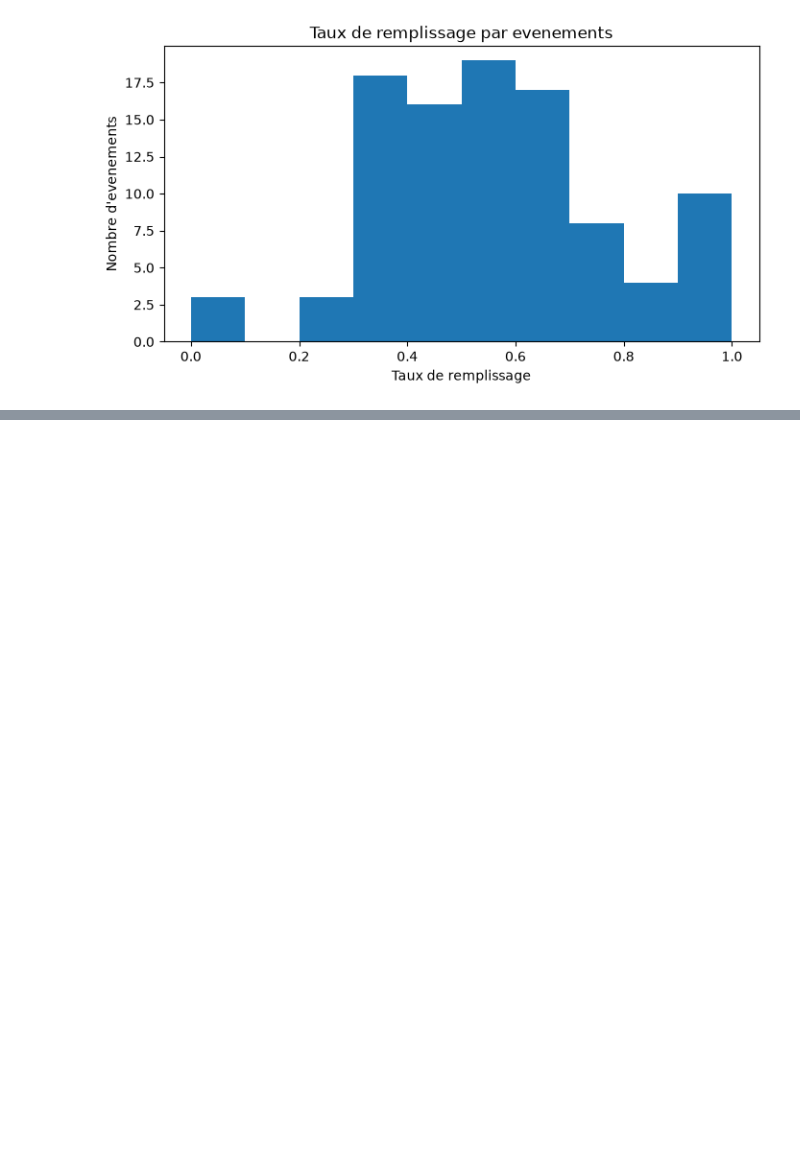
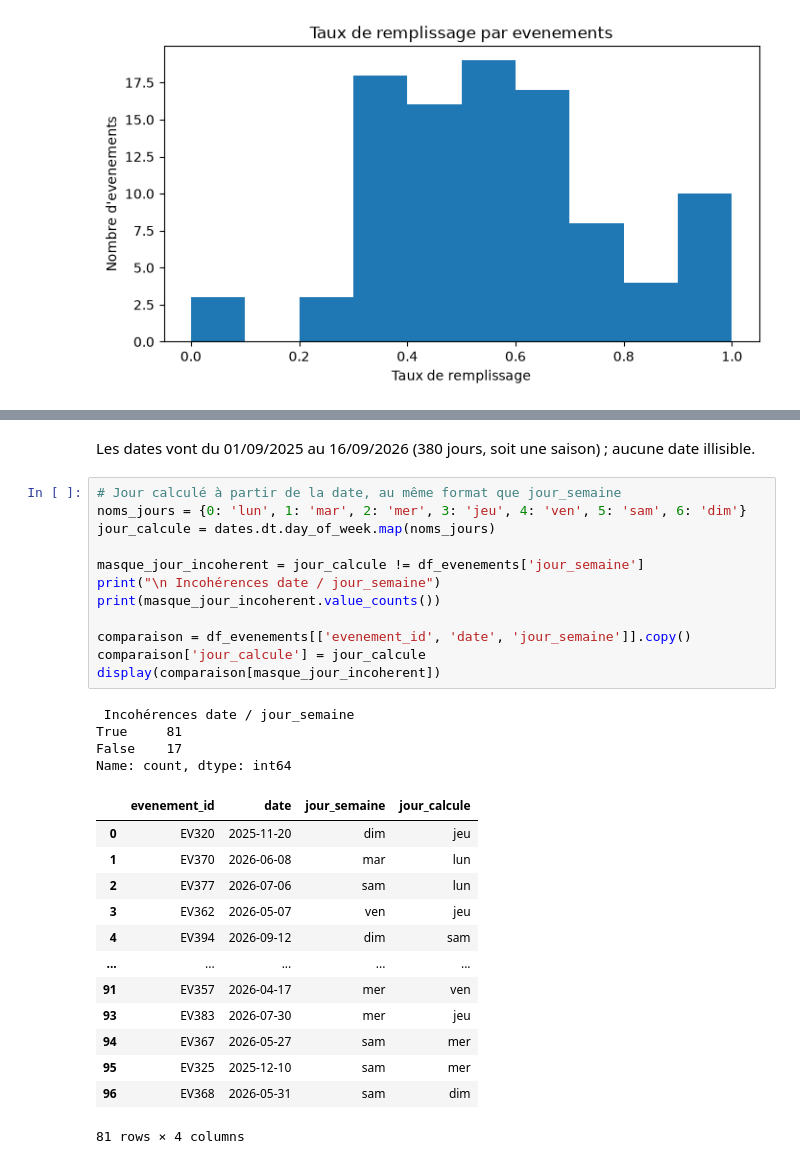
Before and after one commit to Fourkhoub/Projet_DataMining, a Jupyter notebook: notebooks/eda_evenements.ipynb, the cells around one changed output, grey strips where cells are left out. Saved outputs shown, nothing was run; the diff lists cells and outputs as text; blank space fills up the shorter version.

```diff
--- a/notebooks/eda_evenements.ipynb
+++ b/notebooks/eda_evenements.ipynb
@@ -324,0 +339,32 @@ dtype: int64
+# %% [markdown]
+Les dates vont du 01/09/2025 au 16/09/2026 (380 jours, soit une saison) ; aucune date illisible.
+# %%
+# Jour calculé à partir de la date, au même format que jour_semaine
+noms_jours = {0: 'lun', 1: 'mar', 2: 'mer', 3: 'jeu', 4: 'ven', 5: 'sam', 6: 'dim'}
+jour_calcule = dates.dt.day_of_week.map(noms_jours)
+
+masque_jour_incoherent = jour_calcule != df_evenements['jour_semaine']
+print("\n Incohérences date / jour_semaine")
+print(masque_jour_incoherent.value_counts())
+
+comparaison = df_evenements[['evenement_id', 'date', 'jour_semaine']].copy()
+comparaison['jour_calcule'] = jour_calcule
+display(comparaison[masque_jour_incoherent])
+# %% [output]
+ Incohérences date / jour_semaine
+True     81
+False    17
+Name: count, dtype: int64
+|  | evenement_id | date | jour_semaine | jour_calcule |
+| 0 | EV320 | 2025-11-20 | dim | jeu |
+| 1 | EV370 | 2026-06-08 | mar | lun |
+| 2 | EV377 | 2026-07-06 | sam | lun |
+| 3 | EV362 | 2026-05-07 | ven | jeu |
+| 4 | EV394 | 2026-09-12 | dim | sam |
+| ... | ... | ... | ... | ... |
+| 91 | EV357 | 2026-04-17 | mer | ven |
+| 93 | EV383 | 2026-07-30 | mer | jeu |
+| 94 | EV367 | 2026-05-27 | sam | mer |
+| 95 | EV325 | 2025-12-10 | sam | mer |
+| 96 | EV368 | 2026-05-31 | sam | dim |
+81 rows × 4 columns
```
Also changed, not shown: parts of 43 cells of this notebook.
